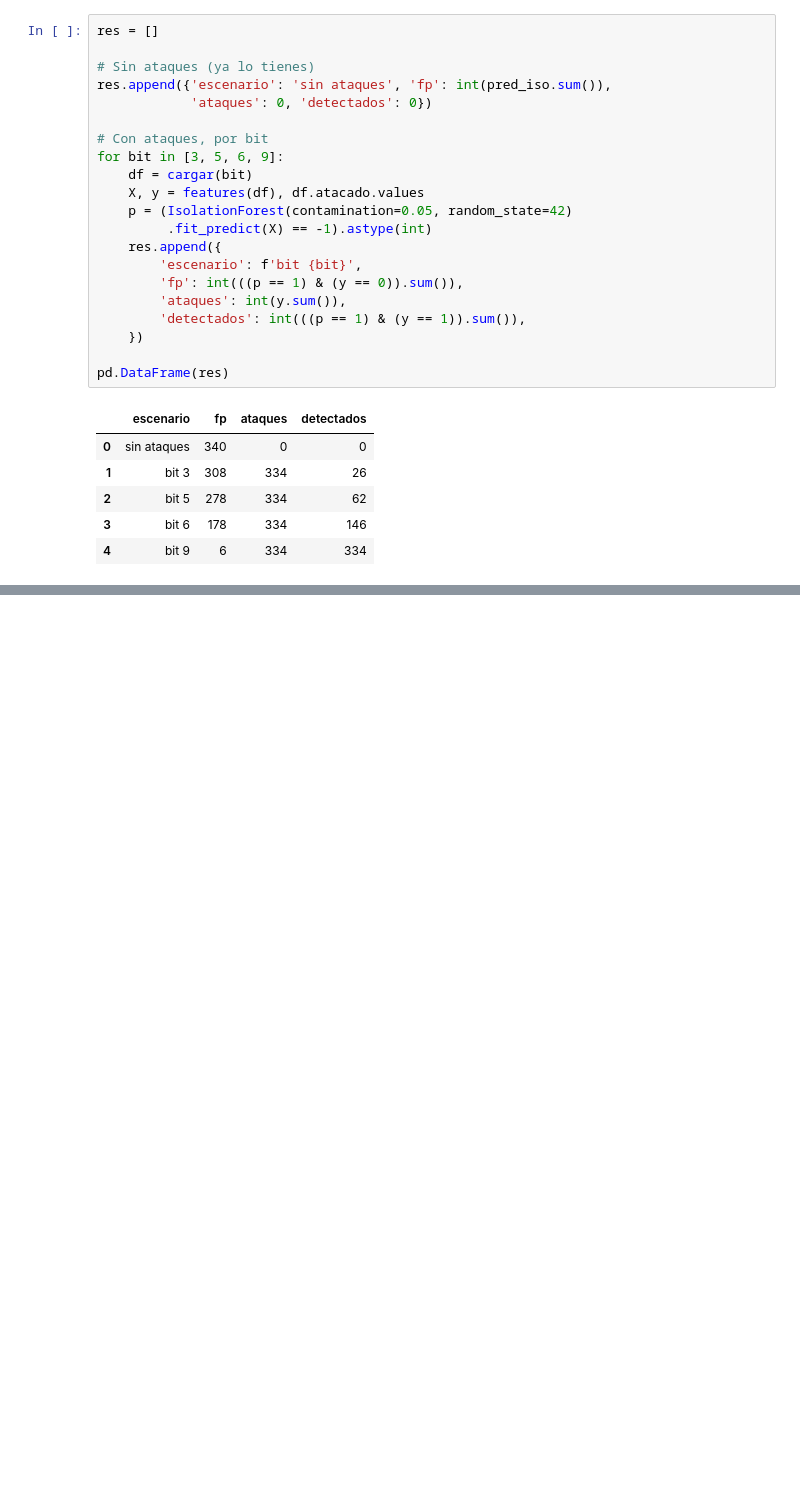
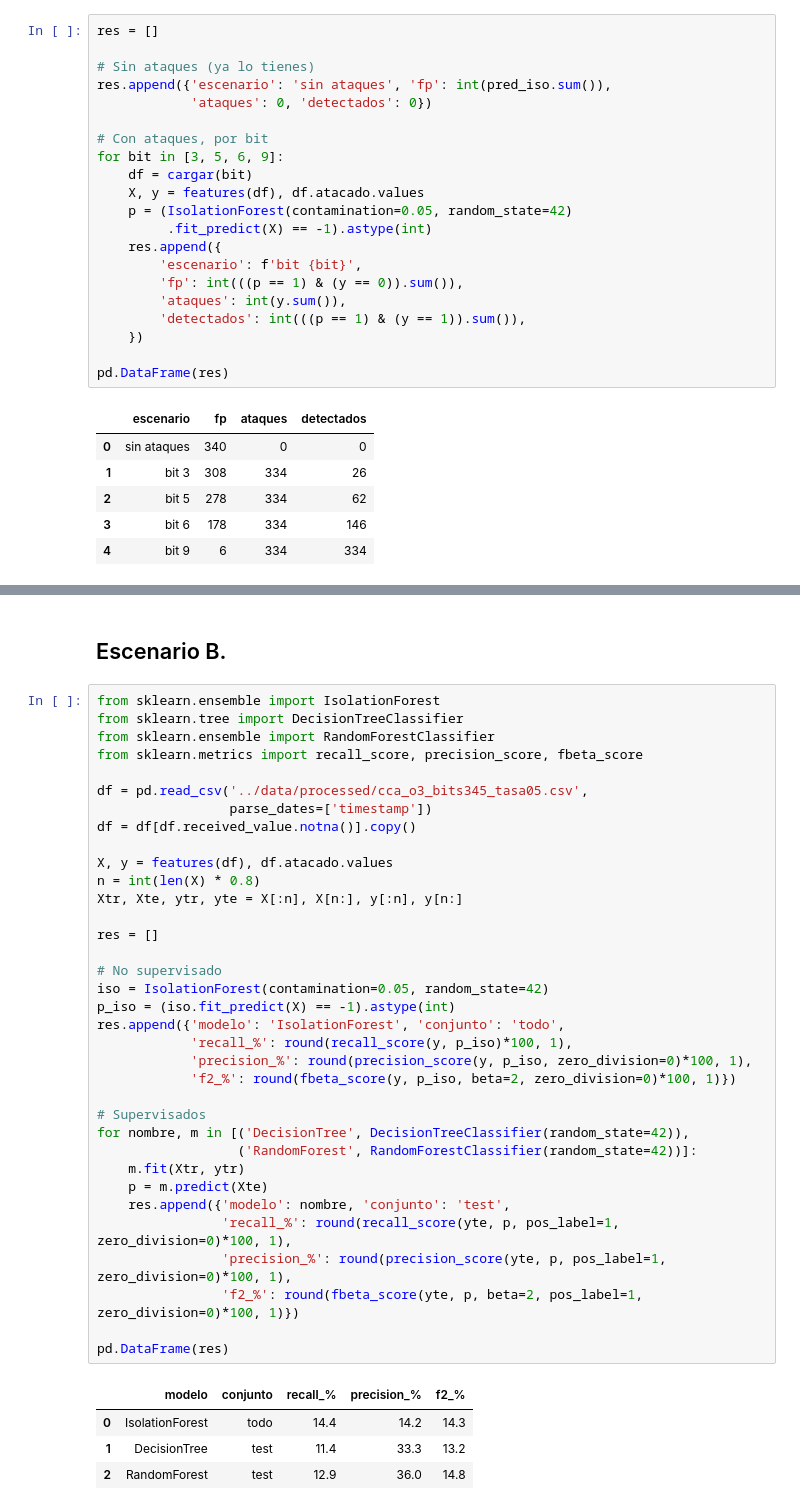
Before and after one commit to JoseLili/lorawan11-rama-detection, a Jupyter notebook: notebooks/06_deteccion.ipynb, the cells around one changed output, grey strips where cells are left out. Cells and saved outputs as stored; diff of their text form; blank space fills up the shorter version.

```diff
--- a/notebooks/06_deteccion.ipynb
+++ b/notebooks/06_deteccion.ipynb
@@ -412,0 +479,42 @@ comp.pivot_table(index=['bit', 'modelo'], columns='split',
+# %% [markdown]
+## Escenario B.
+# %%
+from sklearn.ensemble import IsolationForest
+from sklearn.tree import DecisionTreeClassifier
+from sklearn.ensemble import RandomForestClassifier
+from sklearn.metrics import recall_score, precision_score, fbeta_score
+
+df = pd.read_csv('../data/processed/cca_o3_bits345_tasa05.csv',
+                 parse_dates=['timestamp'])
+df = df[df.received_value.notna()].copy()
+
+X, y = features(df), df.atacado.values
+n = int(len(X) * 0.8)
+Xtr, Xte, ytr, yte = X[:n], X[n:], y[:n], y[n:]
+
+res = []
+
+# No supervisado
+iso = IsolationForest(contamination=0.05, random_state=42)
+p_iso = (iso.fit_predict(X) == -1).astype(int)
+res.append({'modelo': 'IsolationForest', 'conjunto': 'todo',
+            'recall_%': round(recall_score(y, p_iso)*100, 1),
+            'precision_%': round(precision_score(y, p_iso, zero_division=0)*100, 1),
+            'f2_%': round(fbeta_score(y, p_iso, beta=2, zero_division=0)*100, 1)})
+
+# Supervisados
+for nombre, m in [('DecisionTree', DecisionTreeClassifier(random_state=42)),
+                  ('RandomForest', RandomForestClassifier(random_state=42))]:
+    m.fit(Xtr, ytr)
+    p = m.predict(Xte)
+    res.append({'modelo': nombre, 'conjunto': 'test',
+                'recall_%': round(recall_score(yte, p, pos_label=1, zero_division=0)*100, 1),
+                'precision_%': round(precision_score(yte, p, pos_label=1, zero_division=0)*100, 1),
+                'f2_%': round(fbeta_score(yte, p, beta=2, pos_label=1, zero_division=0)*100, 1)})
+
+pd.DataFrame(res)
+# %% [output]
+|  | modelo | conjunto | recall_% | precision_% | f2_% |
+| 0 | IsolationForest | todo | 14.4 | 14.2 | 14.3 |
+| 1 | DecisionTree | test | 11.4 | 33.3 | 13.2 |
+| 2 | RandomForest | test | 12.9 | 36.0 | 14.8 |
```
Also changed, not shown: parts of 5 cells of this notebook, 1 other file.
